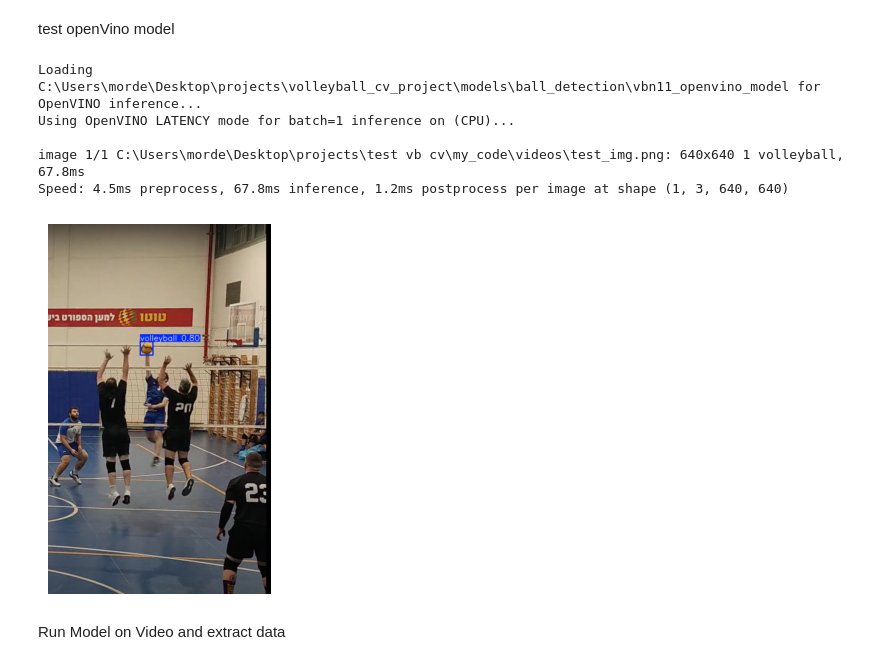
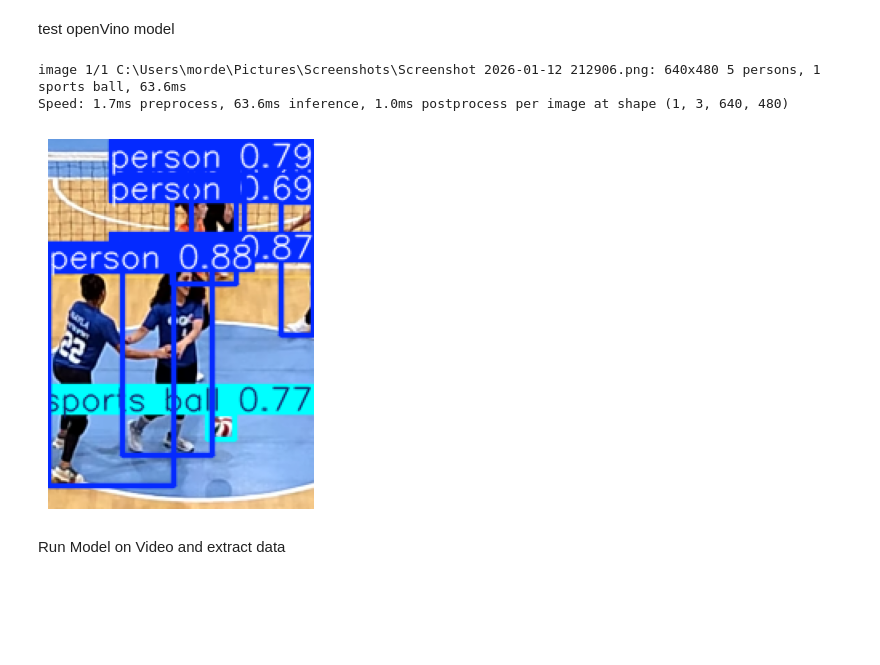
Before and after one commit to mordeLash/volleyball_analytics, a Jupyter notebook: src/_notebooks/ball_detector.ipynb, the cells around one changed output. Saved outputs shown, nothing was run; the diff lists cells and outputs as text; code cells hidden in the pictures; blank space fills up the shorter version.

```diff
--- a/src/_notebooks/ball_detector.ipynb
+++ b/src/_notebooks/ball_detector.ipynb
@@ -41,31 +45,28 @@ else:
 # %%
 from ultralytics import YOLO
 import cv2
 import matplotlib.pyplot as plt
 
 # 1. Point to the FOLDER containing the .xml and .bin files
 # Ensure 'vbn11_openvino_model' contains your exported files
-model_path = r'C:\Users\morde\Desktop\projects\volleyball_cv_project\models\ball_detection\vbn11_openvino_model'
-model = YOLO(model_path, task="detect")
+model_path = r'C:\Users\morde\Desktop\projects\volleyball_cv_project\models\ball_detection\vbn11_openvino_model_1'
+model = YOLO('yolo11n', task="detect")
 
-path = r"C:\Users\morde\Desktop\projects\test vb cv\my_code\videos\test_img.png"
+path = r"C:\Users\morde\Pictures\Screenshots\Screenshot 2026-01-12 212906.png"
 
 results = model.predict(source=path, device="cpu", imgsz=640)
 
 # Display results
 for r in results:
     annotated_frame = r.plot()
     annotated_frame_rgb = cv2.cvtColor(annotated_frame, cv2.COLOR_BGR2RGB)
     plt.imshow(annotated_frame_rgb)
     plt.axis("off")
     plt.show()
 # %% [output]
-Loading C:\Users\morde\Desktop\projects\volleyball_cv_project\models\ball_detection\vbn11_openvino_model for OpenVINO inference...
-Using OpenVINO LATENCY mode for batch=1 inference on (CPU)...
-
-image 1/1 C:\Users\morde\Desktop\projects\test vb cv\my_code\videos\test_img.png: 640x640 1 volleyball, 67.8ms
-Speed: 4.5ms preprocess, 67.8ms inference, 1.2ms postprocess per image at shape (1, 3, 640, 640)
+image 1/1 C:\Users\morde\Pictures\Screenshots\Screenshot 2026-01-12 212906.png: 640x480 5 persons, 1 sports ball, 63.6ms
+Speed: 1.7ms preprocess, 63.6ms inference, 1.0ms postprocess per image at shape (1, 3, 640, 480)
-[figure, old version]
+[figure, new version]
 # %%
 import openvino as ov
 import cv2
```
Also changed, not shown: parts of 1 cell of this notebook, 13 other files.
